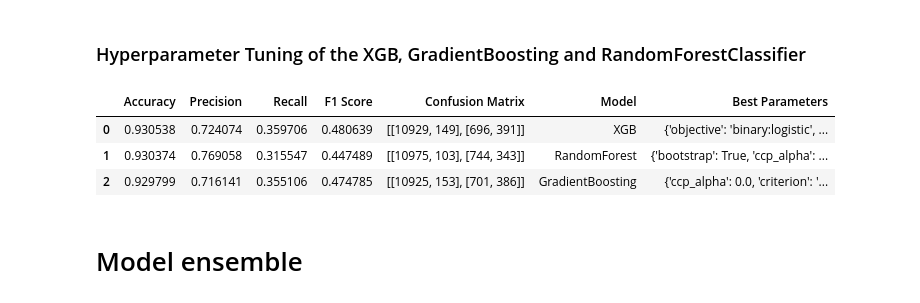
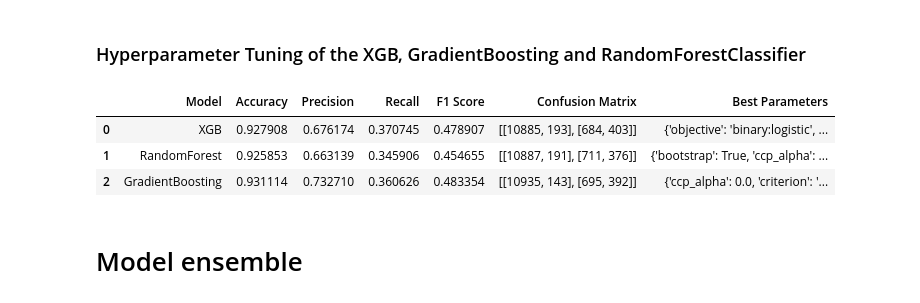
Before and after one commit to bedankibunja/HR-ANALYTICS-Predicting-Employee-Promotions, a Jupyter notebook: Notebook.ipynb, the cells around one changed output. Drawn from its saved outputs; the diff is of its cells as text; code cells hidden in the pictures.

Commit message:
Model Selection done

```diff
--- a/Notebook.ipynb
+++ b/Notebook.ipynb
@@ -1159,15 +1220,23 @@ Counter({0: 33350, 1: 9795})
 # %%
-# Scaling features (necessary for models like Logistic Regression, SVM, etc.)
-
+# Initialize the scaler
 scaler = StandardScaler()
 
-# Transform the training and test sets
+# Fit the scaler on the training data and transform it
 X_train_scaled = scaler.fit_transform(X_train_resampled)
+
+# Transform the test set using the same scaler
 X_test_scaled = scaler.transform(X_test_selected)
 
+# Ensure validation_df columns are in the same order as X_train_resampled
+# Reorder the validation columns to match the training data
+validation_df_aligned = validation_df[X_train_resampled.columns]
 
-# Convert into a DataFrame
-X_train_scaled = pd.DataFrame(X_train_scaled, columns=X_train_selected.columns)
-X_test_scaled = pd.DataFrame(X_test_scaled, columns=X_test_selected.columns)
+# Transform the validation dataset using the same scaler
+validation_scaled = scaler.transform(validation_df_aligned)
+
+# Convert the scaled arrays into DataFrames with the correct column names
+X_train_scaled_df = pd.DataFrame(X_train_scaled, columns=X_train_resampled.columns)
+X_test_scaled_df = pd.DataFrame(X_test_scaled, columns=X_test_selected.columns)
+validation_scaled_df = pd.DataFrame(validation_scaled, columns=X_train_resampled.columns)
 # %% [markdown]
 # Modelling
@@ -1335,63 +1408,36 @@ Best F1 Score for Gradient Boosting: 0.7781301090376296
 # %% [markdown]
 ### Hyperparameter Tuning of the XGB, GradientBoosting and RandomForestClassifier
 # %%
-from sklearn.metrics import accuracy_score, precision_score, recall_score, f1_score, confusion_matrix
-import pandas as pd
-from xgboost import XGBClassifier
-from sklearn.ensemble import RandomForestClassifier, GradientBoostingClassifier
+# Tuning models with the best parameters
+tuned_models = [
+    ('XGB', XGBClassifier(use_label_encoder=False, eval_metric='logloss', random_state=42,
+                          n_estimators=300, max_depth=7, learning_rate=0.2, scale_pos_weight=1)),
+    ('RandomForest', RandomForestClassifier(random_state=42, n_estimators=300, max_depth=20,
+                                            min_samples_split=5, min_samples_leaf=2, max_features='sqrt')),
+    ('GradientBoosting', GradientBoostingClassifier(random_state=42, n_estimators=192, max_depth=9,
+                                                    learning_rate=0.1, subsample=1.0))
+]
 
-# Define a function to evaluate and store model metrics
-def evaluate_model(model, X_test, y_test):
-    y_pred = model.predict(X_test)
-    accuracy = accuracy_score(y_test, y_pred)
-    precision = precision_score(y_test, y_pred)
-    recall = recall_score(y_test, y_pred)
-    f1 = f1_score(y_test, y_pred)
-    cm = confusion_matrix(y_test, y_pred)
-    return {
-        'Accuracy': accuracy,
-        'Precision': precision,
-        'Recall': recall,
-        'F1 Score': f1,
-        'Confusion Matrix': cm
-    }
+# Initialize list to store results for this cell
+cell_results = []
 
-# Define models with the best parameters directly
-models = {
-    'XGB': XGBClassifier(use_label_encoder=False, eval_metric='logloss', random_state=42,
-                         n_estimators=300, max_depth=7, learning_rate=0.2, scale_pos_weight=1),
-    'RandomForest': RandomForestClassifier(random_state=42, n_estimators=300, max_depth=20,
-                                           min_samples_split=5, min_samples_leaf=2, max_features='sqrt'),
-    'GradientBoosting': GradientBoostingClassifier(random_state=42, n_estimators=192, max_depth=9,
-                                                   learning_rate=0.1, subsample=1.0)
-}
+# Evaluate each tuned model and collect results
+for model_name, model in tuned_models:
+    metrics = evaluate_model(model, X_train_scaled, y_train_resampled, X_test_scaled, y_test)
+    metrics['Model'] = model_name
+    metrics['Best Parameters'] = model.get_params()  # Add parameters used
+    cell_results.append(metrics)
 
-# DataFrame to store the results
-results = []
+# Convert the results of these 3 models to a temporary DataFrame
+cell_results_df = pd.DataFrame(cell_results)
 
-# Loop through each model and evaluate
-for model_name, model in models.items():
-    # Fit the model to the training data
-    model.fit(X_train_scaled, y_train_resampled)
-
-    # Evaluate the model on the test set
-    metrics = evaluate_model(model, X_test_scaled, y_test)
-    metrics['Model'] = model_name
-    metrics['Best Parameters'] = model.get_params()  # Store parameters used
-
-    # Append metrics to results list
-    results.append(metrics)
-
-# Convert results to a DataFrame
-results_df = pd.DataFrame(results)
-
-# Display the results
-results_df
+# Display the updated final results DataFrame
+cell_results_df
 # %% [output]
-|  | Accuracy | Precision | Recall | F1 Score | Confusion Matrix | Model | Best Parameters |
-| 0 | 0.930538 | 0.724074 | 0.359706 | 0.480639 | [[10929, 149], [696, 391]] | XGB | {'objective': 'binary:logistic', ... |
-| 1 | 0.930374 | 0.769058 | 0.315547 | 0.447489 | [[10975, 103], [744, 343]] | RandomForest | {'bootstrap': True, 'ccp_alpha': ... |
-| 2 | 0.929799 | 0.716141 | 0.355106 | 0.474785 | [[10925, 153], [701, 386]] | GradientBoosting | {'ccp_alpha': 0.0, 'criterion': '... |
+|  | Model | Accuracy | Precision | Recall | F1 Score | Confusion Matrix | Best Parameters |
+| 0 | XGB | 0.927908 | 0.676174 | 0.370745 | 0.478907 | [[10885, 193], [684, 403]] | {'objective': 'binary:logistic', ... |
+| 1 | RandomForest | 0.925853 | 0.663139 | 0.345906 | 0.454655 | [[10887, 191], [711, 376]] | {'bootstrap': True, 'ccp_alpha': ... |
+| 2 | GradientBoosting | 0.931114 | 0.732710 | 0.360626 | 0.483354 | [[10935, 143], [695, 392]] | {'ccp_alpha': 0.0, 'criterion': '... |
 # %% [markdown]
 # Model ensemble
 # %% [markdown]
```
Also changed, not shown: parts of 43 cells of this notebook.
